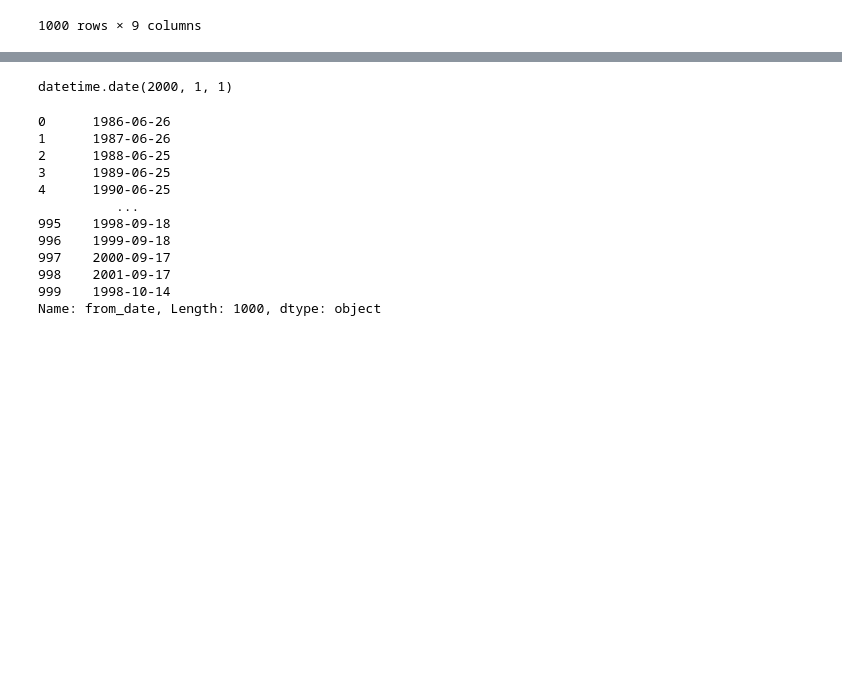
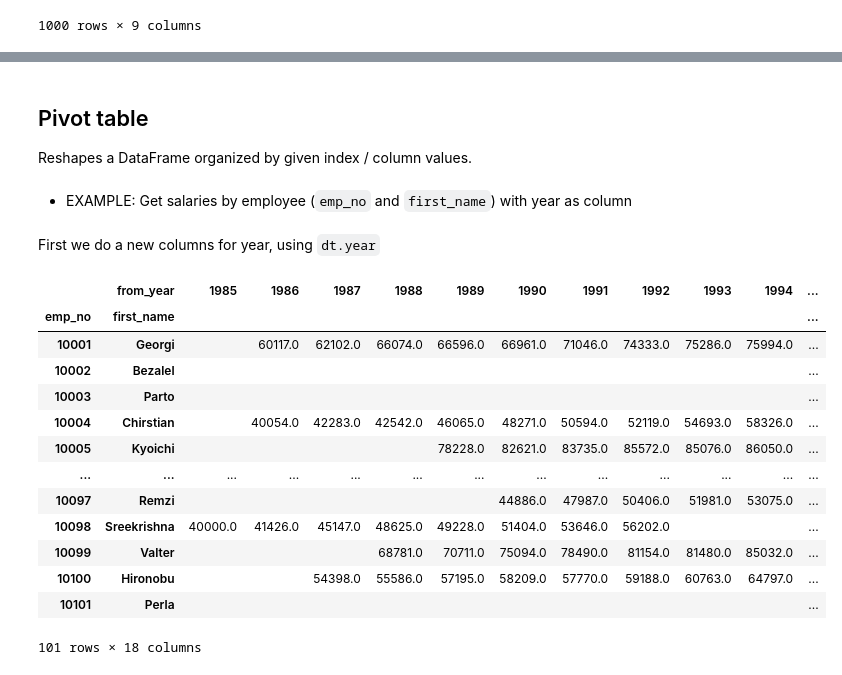
Before and after one commit to BrianFG/data_science_class, a Jupyter notebook: mid_term_review/pandas_basics.ipynb, the cells around one changed output, grey strips where cells are left out. Cells and saved outputs as stored; diff of their text form; code cells hidden in the pictures; blank space fills up the shorter version.

```diff
--- a/mid_term_review/pandas_basics.ipynb
+++ b/mid_term_review/pandas_basics.ipynb
@@ -42,0 +60,3 @@ salaries_df.head(3)
+# %%
+salaries_df['from_date'] = pd.to_datetime(salaries_df['from_date'])
+salaries_df['hire_date'] = pd.to_datetime(salaries_df['hire_date'])
@@ -177,19 +189,26 @@ s[s.first_name == 'NEW']
-# %%
-datetime.date(2000,1,1)
-# %% [output]
-datetime.date(2000, 1, 1)
-# %%
-salaries_df['from_date']
-# %% [output]
-0      1986-06-26
-1      1987-06-26
-2      1988-06-25
-3      1989-06-25
-4      1990-06-25
-          ...
-995    1998-09-18
-996    1999-09-18
-997    2000-09-17
-998    2001-09-17
-999    1998-10-14
-Name: from_date, Length: 1000, dtype: object
+# %% [markdown]
+## Pivot table
+Reshapes a DataFrame organized by given index / column values.
+# %% [markdown]
+- EXAMPLE: Get salaries by employee (`emp_no` and `first_name`) with year as column
+# %% [markdown]
+First we do a new columns for year, using `dt.year`
+# %%
+salaries_df['from_year'] = salaries_df['from_date'].dt.year
+pd.pivot_table(salaries_df, values='salary', index=['emp_no', 'first_name'],
+                    columns=['from_year']).fillna('')
+# %% [output]
+|  | from_year | 1985 | 1986 | 1987 | 1988 | 1989 | 1990 | 1991 | 1992 | 1993 | 1994 | ... |
+| emp_no | first_name |  |  |  |  |  |  |  |  |  |  | ... |
+| 10001 | Georgi |  | 60117.0 | 62102.0 | 66074.0 | 66596.0 | 66961.0 | 71046.0 | 74333.0 | 75286.0 | 75994.0 | ... |
+| 10002 | Bezalel |  |  |  |  |  |  |  |  |  |  | ... |
+| 10003 | Parto |  |  |  |  |  |  |  |  |  |  | ... |
+| 10004 | Chirstian |  | 40054.0 | 42283.0 | 42542.0 | 46065.0 | 48271.0 | 50594.0 | 52119.0 | 54693.0 | 58326.0 | ... |
+| 10005 | Kyoichi |  |  |  |  | 78228.0 | 82621.0 | 83735.0 | 85572.0 | 85076.0 | 86050.0 | ... |
+| ... | ... | ... | ... | ... | ... | ... | ... | ... | ... | ... | ... | ... |
+| 10097 | Remzi |  |  |  |  |  | 44886.0 | 47987.0 | 50406.0 | 51981.0 | 53075.0 | ... |
+| 10098 | Sreekrishna | 40000.0 | 41426.0 | 45147.0 | 48625.0 | 49228.0 | 51404.0 | 53646.0 | 56202.0 |  |  | ... |
+| 10099 | Valter |  |  |  | 68781.0 | 70711.0 | 75094.0 | 78490.0 | 81154.0 | 81480.0 | 85032.0 | ... |
+| 10100 | Hironobu |  |  | 54398.0 | 55586.0 | 57195.0 | 58209.0 | 57770.0 | 59188.0 | 60763.0 | 64797.0 | ... |
+| 10101 | Perla |  |  |  |  |  |  |  |  |  |  | ... |
+101 rows × 18 columns
```
Also changed, not shown: parts of 9 cells of this notebook.
